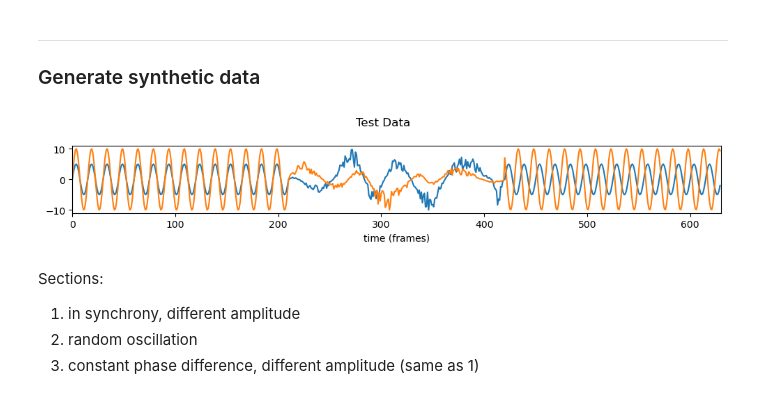
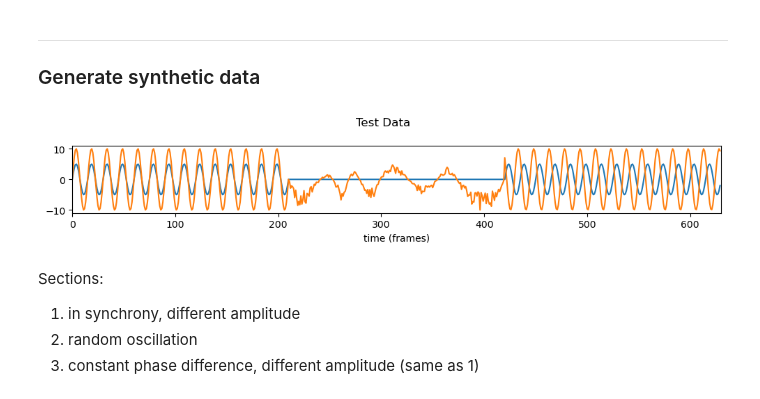
Before and after one commit to juigmend/python-miscellaneous, a Jupyter notebook: WCT_DEMO.ipynb, the cells around one changed output. Drawn from its saved outputs; the diff is of its cells as text; code cells hidden in the pictures.

```diff
--- a/WCT_DEMO.ipynb
+++ b/WCT_DEMO.ipynb
@@ -145,35 +145,37 @@ def testdata(*args,**kwargs):
         i_start_section = i_end_section
     return test_data
 # %%
+bl_freq = 2 # <--- baseline frequency (Hz)
+
 testdata_vars = { 'fps':30,'durations_sections':[7,7,7], 'n_points':2,'n_axes':1 }
 testdata_vars['total_duration'] = sum(testdata_vars['durations_sections']) * testdata_vars['fps']
 testdata_vars['point_vars'] = np.empty(( len(testdata_vars['durations_sections']),
                                          testdata_vars['n_points'], testdata_vars['n_axes'],6 ))
 
 # vars = frequency, phase_shift, amplitude, vertical_offset, irregularity, noise_strength
 # section 0:
 testdata_vars['point_vars'][0,0,0] = 1, 0,   10, 0, 0, 0
 testdata_vars['point_vars'][0,1,0] = 1, 0,   20, 0, 0, 0
 # section 1:
-testdata_vars['point_vars'][1,0,0] = 1, 0.2, 20, 0, 0.75, 0.5
+testdata_vars['point_vars'][1,0,0] = 1, 0.2, 0, 0, 0.75, 0.5
 testdata_vars['point_vars'][1,1,0] = 1, 0.7, 20, 0, 0.78, 0.5
 # section 2:
 testdata_vars['point_vars'][2,0,0] = 1, 0,         10, 0, 0, 0
 testdata_vars['point_vars'][2,1,0] = 1, 3*np.pi/2, 20, 0, 0, 0
 
-testdata_vars['point_vars'][[0,2],...,0] = 2 # <--- baseline frequency (Hz)
+testdata_vars['point_vars'][[0,2],...,0] = bl_freq
 
 test_data_0 = testdata(testdata_vars)
 
 plt.figure(figsize=(10,2))
 for s in test_data_0[:,0,:]:
     plt.plot(s)
     plt.xlim((0,testdata_vars['total_duration']))
 plt.xlabel('time (frames)')
 plt.suptitle('Test Data')
 plt.tight_layout();
 # %% [output]
-[figure, old version]
+[figure, new version]
 # %% [markdown]
 Sections:
 1. in synchrony, different amplitude
```
Also changed, not shown: parts of 4 cells of this notebook.
